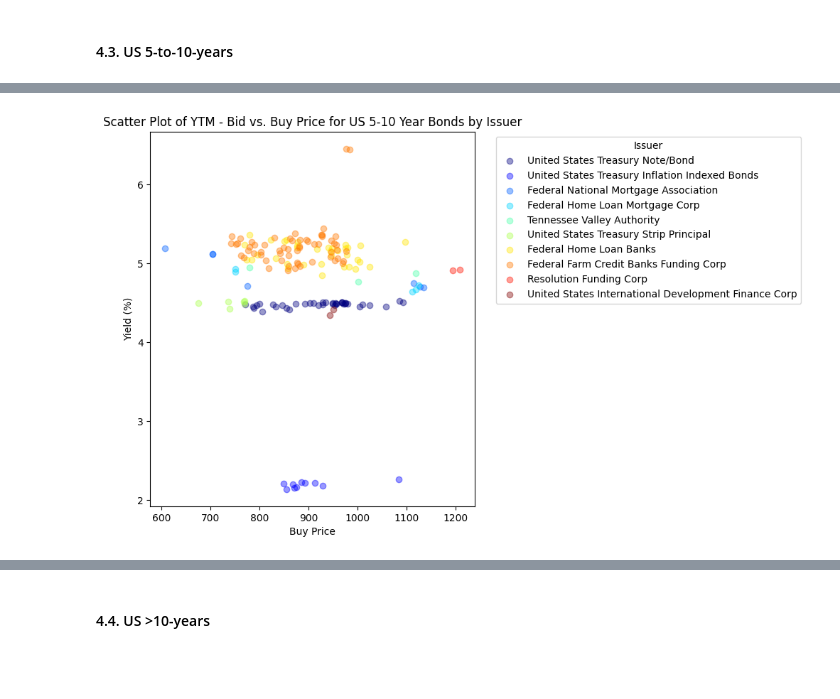
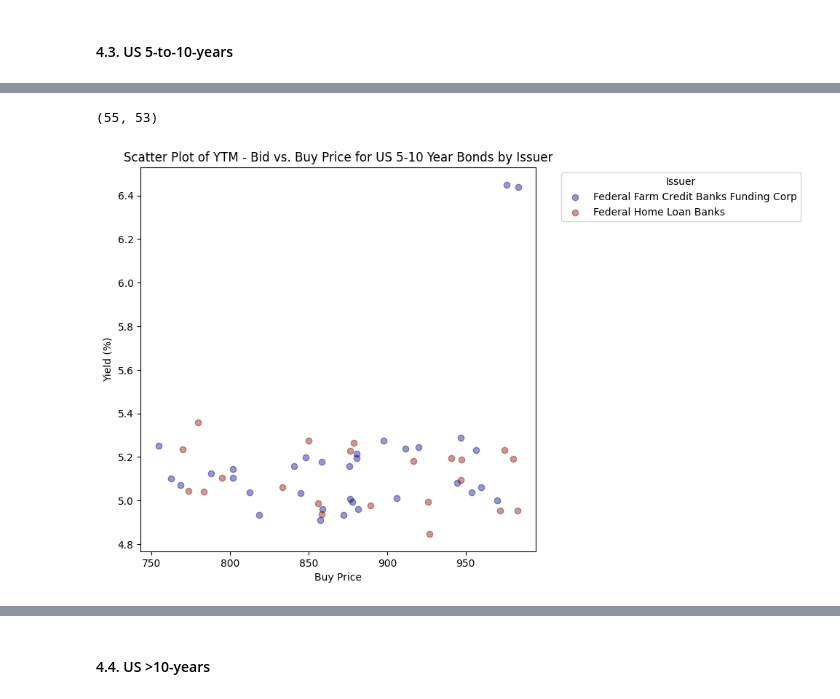
Before and after one commit to yildirimalper/case-study-bond-investment, a Jupyter notebook: portfolio_selection.ipynb, the cells around one changed output, grey strips where cells are left out. Drawn from its saved outputs; the diff is of its cells as text; code cells hidden in the pictures; blank space fills up the shorter version.

```diff
--- a/portfolio_selection.ipynb
+++ b/portfolio_selection.ipynb
@@ -158,8 +166,8 @@ plt.show()
 # Assuming us2y is your DataFrame for US bonds with 2 years to maturity
 plt.figure(figsize=(10, 6))
 
-# Filtering out negative 'YTM - Bid' values
-filtered_us2y = us2y[us2y['YTM - Bid'] >= 0]
+# Filtering out negative 'YTM - Ask' values
+filtered_us2y = us2y[us2y['YTM - Ask'] >= 0]
 
 # Identify unique issuers
 unique_issuers = filtered_us2y['Issuer'].unique()
@@ -175,7 +183,7 @@ filtered_us2y['Color'] = filtered_us2y['Issuer'].map(issuer_colors)
 # Creating scatter plot with discrete colors
 for issuer, color in issuer_colors.items():
     subset = filtered_us2y[filtered_us2y['Issuer'] == issuer]
-    plt.scatter(subset['Buy Price'], subset['YTM - Bid'], label=issuer, color=color, alpha=0.4)
+    plt.scatter(subset['Buy Price'], subset['YTM - Ask'], label=issuer, color=color, alpha=0.4)
 
 # Adding labels
 plt.xlabel('Buy Price')
@@ -268,7 +313,7 @@ final2y[['Issuer', 'BBG Composite', 'Cpn', 'YTM - Ask', 'Buy Price', 'Sell Price
 # %%
 plt.figure(figsize=(10, 6))
 
-filtered_us_2_to_5 = us_2_to_5[us_2_to_5['YTM - Bid'] >= 0]
+filtered_us_2_to_5 = us_2_to_5[us_2_to_5['YTM - Ask'] >= 0]
 
 unique_issuers = filtered_us_2_to_5['Issuer'].unique()
 
@@ -279,7 +324,7 @@ filtered_us_2_to_5['Color'] = filtered_us_2_to_5['Issuer'].map(issuer_colors)
 
 for issuer, color in issuer_colors.items():
     subset = filtered_us_2_to_5[filtered_us_2_to_5['Issuer'] == issuer]
-    plt.scatter(subset['Buy Price'], subset['YTM - Bid'], label=issuer, color=color, alpha=0.4)
+    plt.scatter(subset['Buy Price'], subset['YTM - Ask'], label=issuer, color=color, alpha=0.4)
 
 plt.xlabel('Buy Price')
 plt.ylabel('Yield (%)')
@@ -352,0 +456,8 @@ us_2_to_5.shape
+# %%
+excluded_issuers = ["United States Treasury Strip Principal", "Tennessee Valley Authority", "Federal National Mortgage Association", "Federal Home Loan Mortgage Corp"]
+
+us_5_to_10_sorted_by_duration_filtered = us_5_to_10_sorted_by_duration[
+    (us_5_to_10_sorted_by_duration['Buy Price'] <= 1000)
+    & (us_5_to_10_sorted_by_duration['YTM - Ask'] >= 4.5)
+    & (~us_5_to_10_sorted_by_duration['Issuer'].isin(excluded_issuers))
+]
@@ -352,0 +470,5 @@ us_2_to_5.shape
+# %%
+us_5_to_10_sorted_by_duration_filtered = us_5_to_10_sorted_by_duration_filtered[us_5_to_10_sorted_by_duration_filtered['Percentage Spread'] <= 1]
+us_5_to_10_sorted_by_duration_filtered.shape
+# %% [output]
+(55, 53)
@@ -353,22 +477,22 @@ us_2_to_5.shape
 # %%
 plt.figure(figsize=(10, 6))
 
 filtered_us_5_to_10 = us_5_to_10[us_5_to_10['YTM - Bid'] >= 0]
 
-unique_issuers = filtered_us_5_to_10['Issuer'].unique()
+unique_issuers = us_5_to_10_sorted_by_duration_filtered['Issuer'].unique()
 colors = plt.cm.jet(np.linspace(0, 1, len(unique_issuers)))
 issuer_colors = dict(zip(unique_issuers, colors))
-filtered_us_5_to_10['Color'] = filtered_us_5_to_10['Issuer'].map(issuer_colors)
+us_5_to_10_sorted_by_duration_filtered['Color'] = us_5_to_10_sorted_by_duration_filtered['Issuer'].map(issuer_colors)
 
 for issuer, color in issuer_colors.items():
-    subset = filtered_us_5_to_10[filtered_us_5_to_10['Issuer'] == issuer]
+    subset = us_5_to_10_sorted_by_duration_filtered[us_5_to_10_sorted_by_duration_filtered['Issuer'] == issuer]
     plt.scatter(subset['Buy Price'], subset['YTM - Bid'], label=issuer, color=color, alpha=0.4)
 
 plt.xlabel('Buy Price')
 plt.ylabel('Yield (%)')
 plt.legend(title='Issuer', bbox_to_anchor=(1.05, 1), loc='upper left')
 plt.tight_layout()
 plt.title('Scatter Plot of YTM - Bid vs. Buy Price for US 5-10 Year Bonds by Issuer')
 plt.show()
 # %% [output]
-[figure, old version]
+[figure, new version]
```
Also changed, not shown: parts of 140 cells of this notebook, 14 other files.
